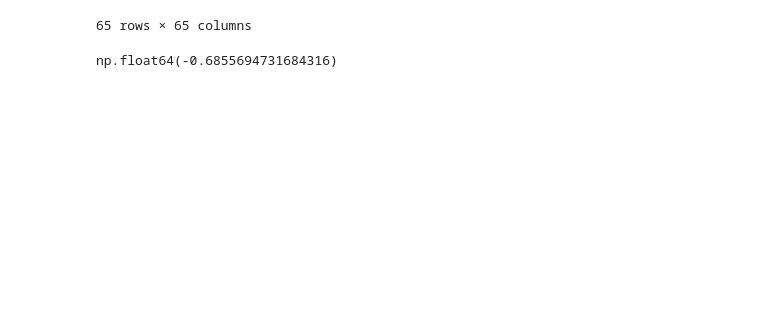
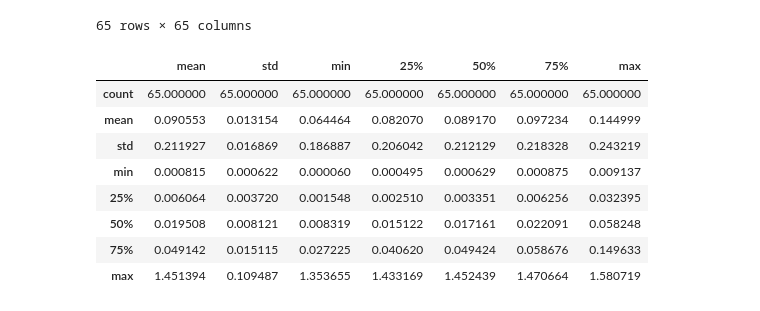
Before and after one commit to MaxCoppa/qrt-asset-allocation-performance-forecasting, a Jupyter notebook: vizualise_data.ipynb, the cells around one changed output. Drawn from its saved outputs; the diff is of its cells as text; code cells hidden in the pictures; blank space fills up the shorter version.

```diff
--- a/vizualise_data.ipynb
+++ b/vizualise_data.ipynb
@@ -182,7 +182,17 @@ train.groupby("ALLOCATION")[
 | ALLOCATION_64 | -0.271640 | 0.932495 | -0.900499 | -0.854638 | 0.505147 | 0.775713 | ... |
 | ALLOCATION_65 | 0.581228 | -0.844108 | 0.712105 | 0.975986 | -0.143477 | -0.995995 | ... |
 65 rows × 65 columns
-# %%
-((train["target"] - train["RET_1"])).mean() / (train["RET_1"]).mean()
-# %% [output]
-np.float64(-0.6855694731684316)
+# %%
+X_train.groupby("ALLOCATION")["AVG_DAILY_TURNOVER"].describe().drop(
+    columns=["count"]
+).sort_values(by=["std"]).describe()
+# %% [output]
+|  | mean | std | min | 25% | 50% | 75% | max |
+| count | 65.000000 | 65.000000 | 65.000000 | 65.000000 | 65.000000 | 65.000000 | 65.000000 |
+| mean | 0.090553 | 0.013154 | 0.064464 | 0.082070 | 0.089170 | 0.097234 | 0.144999 |
+| std | 0.211927 | 0.016869 | 0.186887 | 0.206042 | 0.212129 | 0.218328 | 0.243219 |
+| min | 0.000815 | 0.000622 | 0.000060 | 0.000495 | 0.000629 | 0.000875 | 0.009137 |
+| 25% | 0.006064 | 0.003720 | 0.001548 | 0.002510 | 0.003351 | 0.006256 | 0.032395 |
+| 50% | 0.019508 | 0.008121 | 0.008319 | 0.015122 | 0.017161 | 0.022091 | 0.058248 |
+| 75% | 0.049142 | 0.015115 | 0.027225 | 0.040620 | 0.049424 | 0.058676 | 0.149633 |
+| max | 1.451394 | 0.109487 | 1.353655 | 1.433169 | 1.452439 | 1.470664 | 1.580719 |
```
Also changed, not shown: 8 other files.
